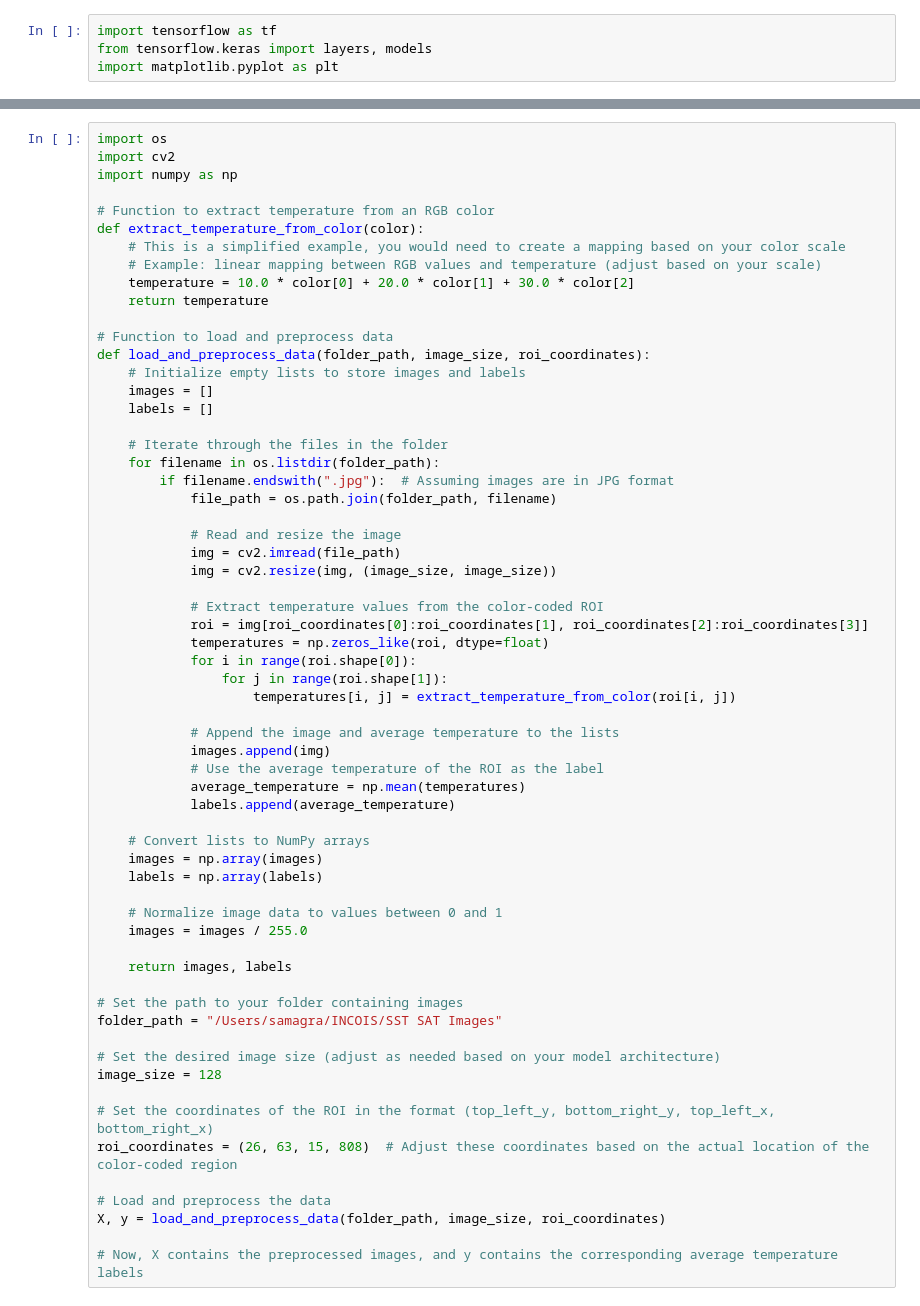
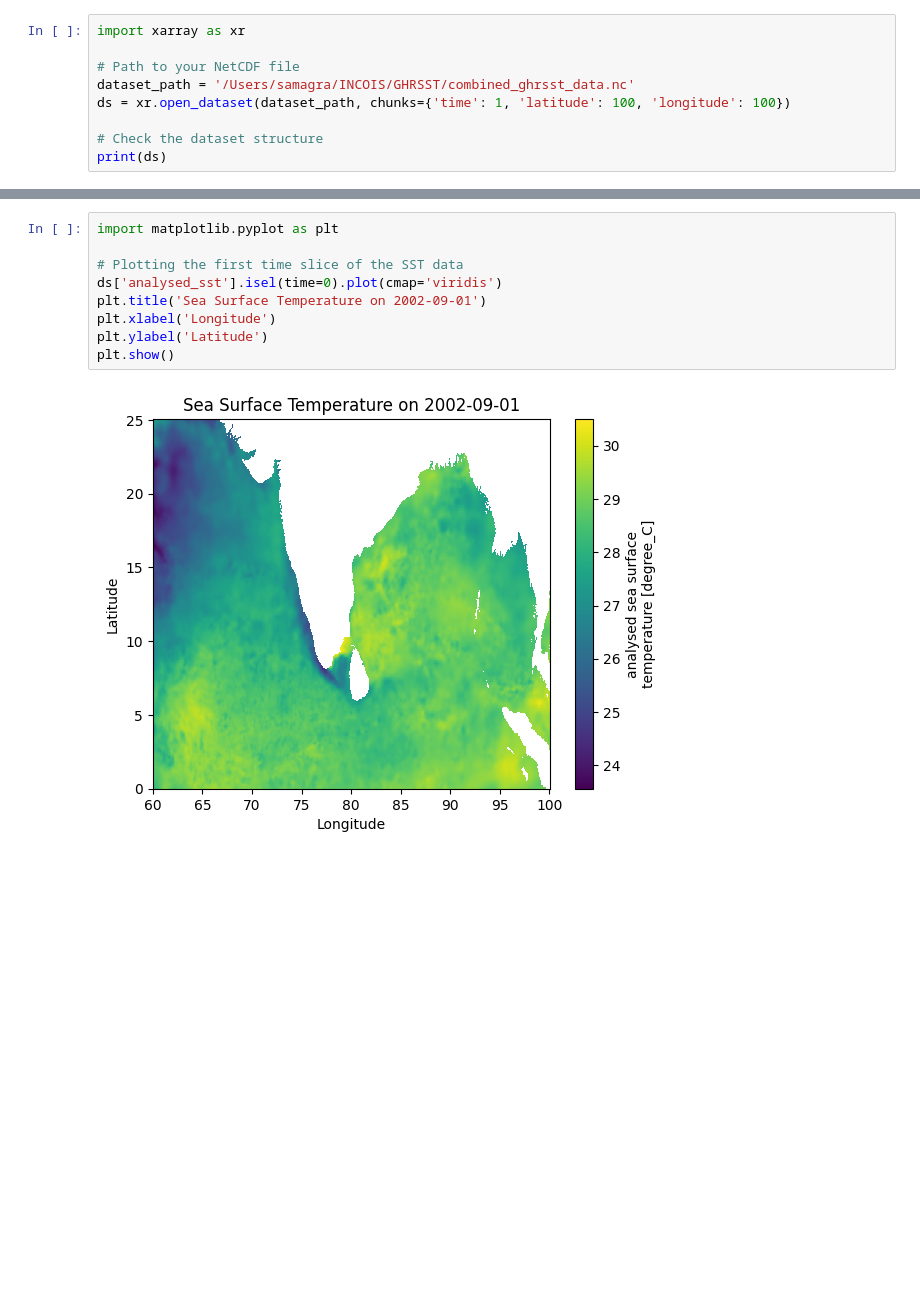
Before and after one commit to samagrabarnwal/incois, a Jupyter notebook: Model test.ipynb, the cells around one changed output, grey strips where cells are left out. Saved outputs shown, nothing was run; the diff lists cells and outputs as text; blank space fills up the shorter version.

```diff
--- a/Model test.ipynb
+++ b/Model test.ipynb
@@ -1,5 +1,10 @@
 # %%
-import tensorflow as tf
-from tensorflow.keras import layers, models
-import matplotlib.pyplot as plt
+import xarray as xr
+
+# Path to your NetCDF file
+dataset_path = '/Users/samagra/INCOIS/GHRSST/combined_ghrsst_data.nc'
+ds = xr.open_dataset(dataset_path, chunks={'time': 1, 'latitude': 100, 'longitude': 100})
+
+# Check the dataset structure
+print(ds)
 # %% [output]
@@ -8,63 +28,12 @@ To enable the following instructions: AVX2 FMA, in other operations, rebuild Ten
 # %%
-import os
-import cv2
-import numpy as np
+import matplotlib.pyplot as plt
 
-# Function to extract temperature from an RGB color
-def extract_temperature_from_color(color):
-    # This is a simplified example, you would need to create a mapping based on your color scale
-    # Example: linear mapping between RGB values and temperature (adjust based on your scale)
-    temperature = 10.0 * color[0] + 20.0 * color[1] + 30.0 * color[2]
-    return temperature
-
-# Function to load and preprocess data
-def load_and_preprocess_data(folder_path, image_size, roi_coordinates):
-    # Initialize empty lists to store images and labels
-    images = []
-    labels = []
-
-    # Iterate through the files in the folder
-    for filename in os.listdir(folder_path):
-        if filename.endswith(".jpg"):  # Assuming images are in JPG format
-            file_path = os.path.join(folder_path, filename)
-
-            # Read and resize the image
-            img = cv2.imread(file_path)
-            img = cv2.resize(img, (image_size, image_size))
-
-            # Extract temperature values from the color-coded ROI
-            roi = img[roi_coordinates[0]:roi_coordinates[1], roi_coordinates[2]:roi_coordinates[3]]
-            temperatures = np.zeros_like(roi, dtype=float)
-            for i in range(roi.shape[0]):
-                for j in range(roi.shape[1]):
-                    temperatures[i, j] = extract_temperature_from_color(roi[i, j])
-
-            # Append the image and average temperature to the lists
-            images.append(img)
-            # Use the average temperature of the ROI as the label
-            average_temperature = np.mean(temperatures)
-            labels.append(average_temperature)
-
-    # Convert lists to NumPy arrays
-    images = np.array(images)
-    labels = np.array(labels)
-
-    # Normalize image data to values between 0 and 1
-    images = images / 255.0
-
-    return images, labels
-
-# Set the path to your folder containing images
-folder_path = "/Users/samagra/INCOIS/SST SAT Images"
-
-# Set the desired image size (adjust as needed based on your model architecture)
-image_size = 128
-
-# Set the coordinates of the ROI in the format (top_left_y, bottom_right_y, top_left_x, bottom_right_x)
-roi_coordinates = (26, 63, 15, 808)  # Adjust these coordinates based on the actual location of the color-coded region
-
-# Load and preprocess the data
-X, y = load_and_preprocess_data(folder_path, image_size, roi_coordinates)
-
-# Now, X contains the preprocessed images, and y contains the corresponding average temperature labels
+# Plotting the first time slice of the SST data
+ds['analysed_sst'].isel(time=0).plot(cmap='viridis')
+plt.title('Sea Surface Temperature on 2002-09-01')
+plt.xlabel('Longitude')
+plt.ylabel('Latitude')
+plt.show()
+# %% [output]
+[figure, added]
 # %%
```
Also changed, not shown: parts of 18 cells of this notebook, 23 other files.
